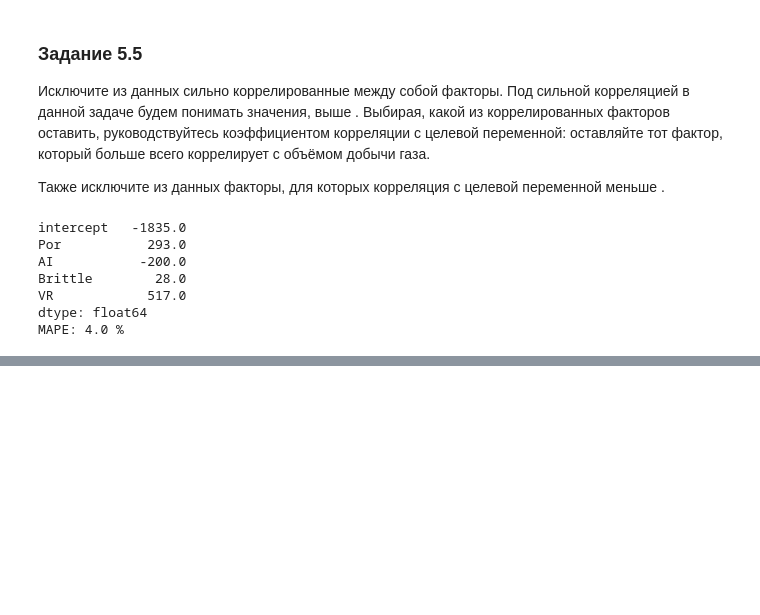
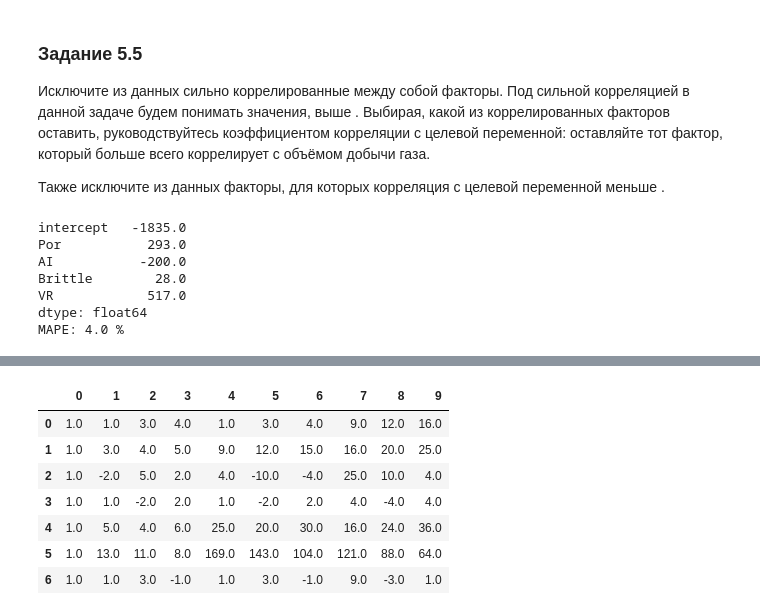
Before and after one commit to Alexx-Yu/python_classes, a Jupyter notebook: Module 39 - Math&ML-2/Theory.ipynb, the cells around one changed output, grey strips where cells are left out. Saved outputs shown, nothing was run; the diff lists cells and outputs as text; code cells hidden in the pictures; blank space fills up the shorter version.

```diff
--- a/Module 39 - Math&ML-2/Theory.ipynb
+++ b/Module 39 - Math&ML-2/Theory.ipynb
@@ -412,0 +448,11 @@ MAPE: 4.0 %
+# %%
+# Для начала составим обычную матрицу наблюдений , расположив векторы в столбцах.
+# Обратите внимание, что вектор из 1 мы не будем добавлять в матрицу
+# (за нас это сделает генератор полиномиальных признаков):
+
+A = np.array([
+    [1, 3, -2, 1, 5, 13, 1],
+    [3, 4, 5, -2, 4, 11, 3],
+    [4, 5, 2, 2, 6, 8, -1],
+]).T
+print(A)
@@ -412,0 +467,22 @@ MAPE: 4.0 %
+# %%
+# Затем импортируем класс PolynomialFeatures из библиотеки sklearn.
+# Создадим объект этого класса, указав при инициализации степень полинома равной 2.
+# Также укажем, что нам нужна генерация столбца из 1 (параметр include_bias=True):
+
+from sklearn.preprocessing import PolynomialFeatures
+poly = PolynomialFeatures(degree=2, include_bias=True)
+# %%
+# Осталось только вызвать метод fit_transform() от имени этого объекта и передать в него нашу матрицу наблюдений A.
+# Для удобства выведем результат в виде DataFrame:
+
+A_poly = poly.fit_transform(A)
+display(pd.DataFrame(A_poly))
+# %% [output]
+|  | 0 | 1 | 2 | 3 | 4 | 5 | 6 | 7 | 8 | 9 |
+| 0 | 1.0 | 1.0 | 3.0 | 4.0 | 1.0 | 3.0 | 4.0 | 9.0 | 12.0 | 16.0 |
+| 1 | 1.0 | 3.0 | 4.0 | 5.0 | 9.0 | 12.0 | 15.0 | 16.0 | 20.0 | 25.0 |
+| 2 | 1.0 | -2.0 | 5.0 | 2.0 | 4.0 | -10.0 | -4.0 | 25.0 | 10.0 | 4.0 |
+| 3 | 1.0 | 1.0 | -2.0 | 2.0 | 1.0 | -2.0 | 2.0 | 4.0 | -4.0 | 4.0 |
+| 4 | 1.0 | 5.0 | 4.0 | 6.0 | 25.0 | 20.0 | 30.0 | 16.0 | 24.0 | 36.0 |
+| 5 | 1.0 | 13.0 | 11.0 | 8.0 | 169.0 | 143.0 | 104.0 | 121.0 | 88.0 | 64.0 |
+| 6 | 1.0 | 1.0 | 3.0 | -1.0 | 1.0 | 3.0 | -1.0 | 9.0 | -3.0 | 1.0 |
```
Also changed, not shown: parts of 57 cells of this notebook, 3 other files.
